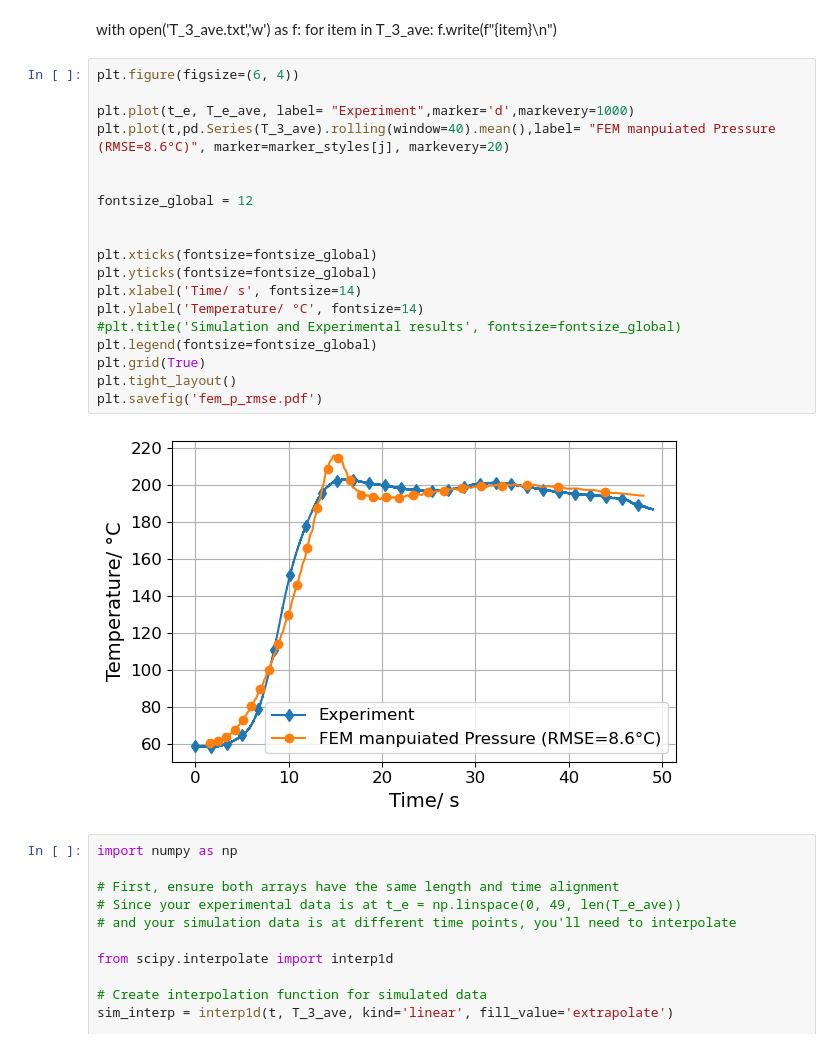
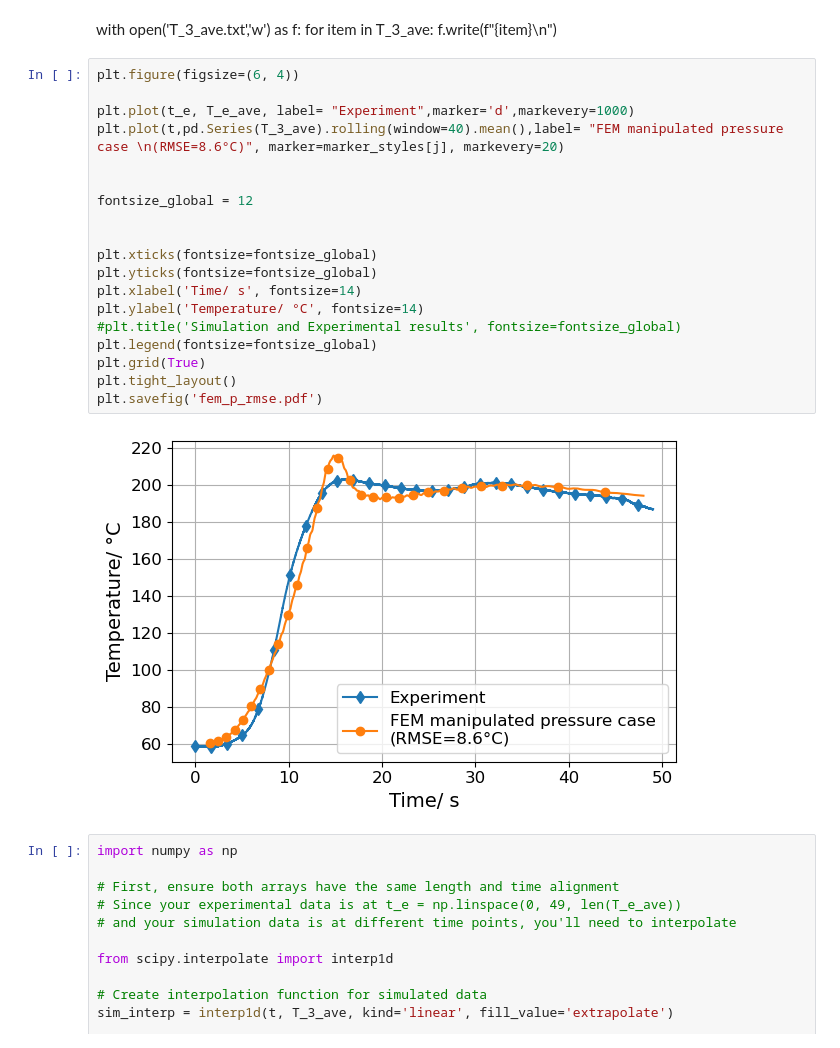
Before and after one commit to yanjun96/thermal_mechanics_fenicsx, a Jupyter notebook: therm/P_try/T_ex_si.ipynb, the cells around one changed output. Drawn from its saved outputs; the diff is of its cells as text.

Commit message:
rename the pressure plot

```diff
--- a/therm/P_try/T_ex_si.ipynb
+++ b/therm/P_try/T_ex_si.ipynb
@@ -48,24 +48,24 @@ with open('T_3_ave.txt','w') as f:
 # %%
 plt.figure(figsize=(6, 4))
 
 plt.plot(t_e, T_e_ave, label= "Experiment",marker='d',markevery=1000)
-plt.plot(t,pd.Series(T_3_ave).rolling(window=40).mean(),label= "FEM manpuiated Pressure (RMSE=8.6°C)", marker=marker_styles[j], markevery=20)
+plt.plot(t,pd.Series(T_3_ave).rolling(window=40).mean(),label= "FEM manipulated pressure case \n(RMSE=8.6°C)", marker=marker_styles[j], markevery=20)
 
 
 fontsize_global = 12
 
 
 plt.xticks(fontsize=fontsize_global)
 plt.yticks(fontsize=fontsize_global)
 plt.xlabel('Time/ s', fontsize=14)
 plt.ylabel('Temperature/ °C', fontsize=14)
 #plt.title('Simulation and Experimental results', fontsize=fontsize_global)
 plt.legend(fontsize=fontsize_global)
 plt.grid(True)
 plt.tight_layout()
 plt.savefig('fem_p_rmse.pdf')
 # %% [output]
-[figure, old version]
+[figure, new version]
 # %%
 import numpy as np
 
```
Also changed, not shown: 3 other files.
